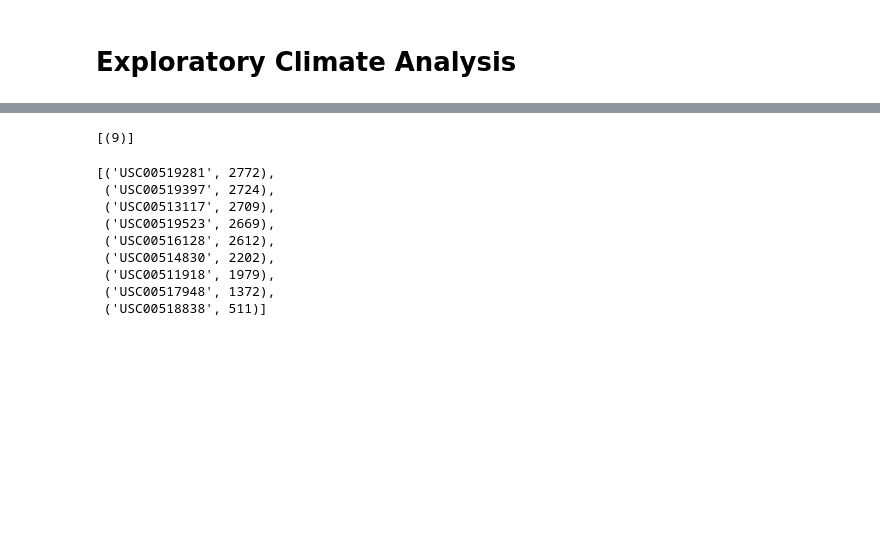
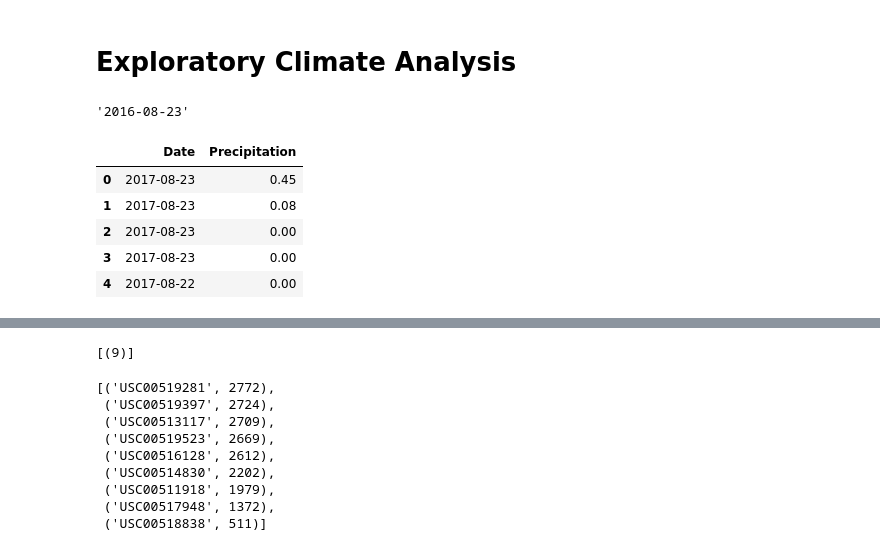
Before and after one commit to thomascbyrne12/sqlalchemy-challenge, a Jupyter notebook: climate.ipynb, the cells around one changed output, grey strips where cells are left out. Saved outputs shown, nothing was run; the diff lists cells and outputs as text; code cells hidden in the pictures; blank space fills up the shorter version.

```diff
--- a/climate.ipynb
+++ b/climate.ipynb
@@ -39,8 +54,15 @@ connect = session.connection()
 # %% [markdown]
 # Exploratory Climate Analysis
 # %%
-# Calculate the date 1 year ago from the last data point in the database
-last_date = session.query("SELECT TOP 1 * FROM MEASUREMENT ORDER BY DATE DESC")
+# Calculate the date 1 year before the last data point in the database
+most_recent = engine.execute('SELECT * FROM MEASUREMENT ORDER BY DATE DESC LIMIT 1').fetchall()
+last_date = most_recent[0][2]
+year = last_date.split('-')[0]
+new_year = str(int(year) - 1)
+new_date = new_year + '-' + last_date.split('-')[1] + '-' + last_date.split('-')[2]
+new_date
+# %% [output]
+'2016-08-23'
 # %%
 # Perform a query to retrieve the data and precipitation scores
 last_year_precip = session.query(Measurement.date,Measurement.prcp)\
@@ -53,2 +70,16 @@ precip_sort = precip_date.sort_index()
+# %%
+# Generates the DataFrame with DataFrame() method
+precip_df = pd.DataFrame(last_year_precip, columns = ['Date', 'Precipitation'])
+precip_df["Date"] = pd.to_datetime(precip_df["Date"])
+precip_df = precip_df.sort_values(by=['Date'], ascending=False)
+precip_df = precip_df.reset_index(drop=True)
+precip_df.head()
+# %% [output]
+|  | Date | Precipitation |
+| 0 | 2017-08-23 | 0.45 |
+| 1 | 2017-08-23 | 0.08 |
+| 2 | 2017-08-23 | 0.00 |
+| 3 | 2017-08-23 | 0.00 |
+| 4 | 2017-08-22 | 0.00 |
 # %%
 # Use Pandas Plotting with Matplotlib to plot the data
```
Also changed, not shown: parts of 18 cells of this notebook.
